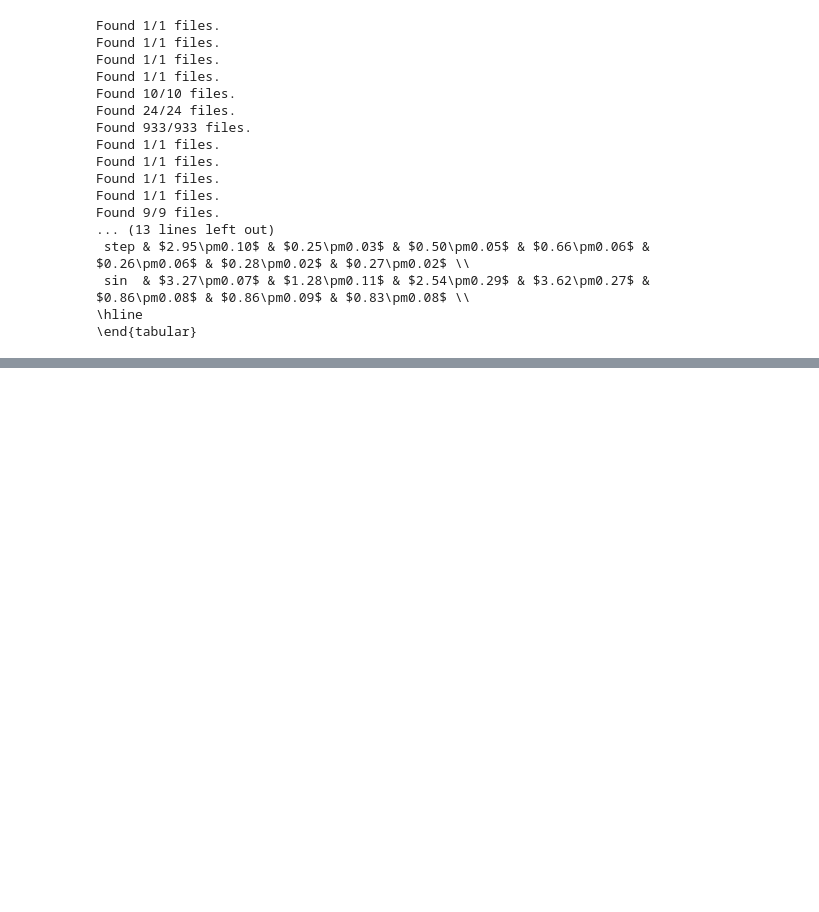
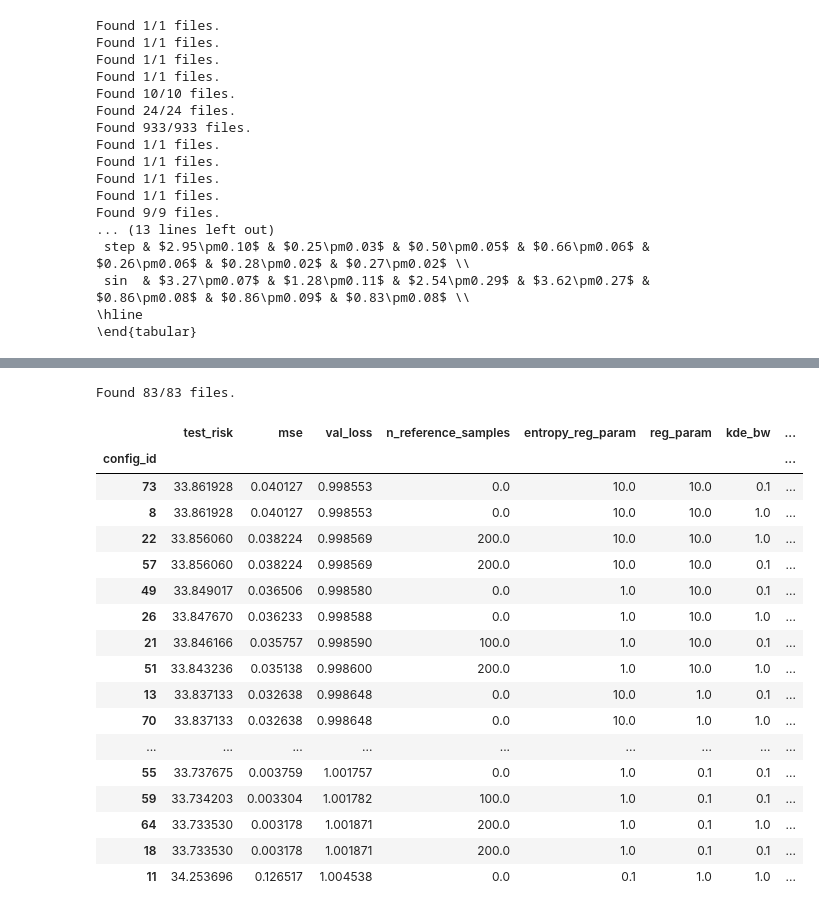
Before and after one commit to HeinerKremer/conditional-moment-restrictions, a Jupyter notebook: experiments/eval_data_pandas.ipynb, the cells around one changed output, grey strips where cells are left out. Drawn from its saved outputs; the diff is of its cells as text; code cells hidden in the pictures; blank space fills up the shorter version.

```diff
--- a/experiments/eval_data_pandas.ipynb
+++ b/experiments/eval_data_pandas.ipynb
@@ -499,0 +665,25 @@ Found 9/9 files.
+# %%
+vmm = load_and_merge_datasets(load_all_in_dir=f'/Users/hkremer/code/kmm/wasserstein-method-of-moments/results/heteroskedastic_one/n_1024/',
+                              method="KMM")
+best_vmm = get_best_hparam_results(vmm, metric="val_loss", hparam_config={'val_loss_func': 'moment_violation',})
+best_vmm
+# %% [output]
+Found 83/83 files.
+|  | test_risk | mse | val_loss | n_reference_samples | entropy_reg_param | reg_param | kde_bw | ... |
+| config_id |  |  |  |  |  |  |  | ... |
+| 73 | 33.861928 | 0.040127 | 0.998553 | 0.0 | 10.0 | 10.0 | 0.1 | ... |
+| 8 | 33.861928 | 0.040127 | 0.998553 | 0.0 | 10.0 | 10.0 | 1.0 | ... |
+| 22 | 33.856060 | 0.038224 | 0.998569 | 200.0 | 10.0 | 10.0 | 1.0 | ... |
+| 57 | 33.856060 | 0.038224 | 0.998569 | 200.0 | 10.0 | 10.0 | 0.1 | ... |
+| 49 | 33.849017 | 0.036506 | 0.998580 | 0.0 | 1.0 | 10.0 | 0.1 | ... |
+| 26 | 33.847670 | 0.036233 | 0.998588 | 0.0 | 1.0 | 10.0 | 1.0 | ... |
+| 21 | 33.846166 | 0.035757 | 0.998590 | 100.0 | 1.0 | 10.0 | 0.1 | ... |
+| 51 | 33.843236 | 0.035138 | 0.998600 | 200.0 | 1.0 | 10.0 | 1.0 | ... |
+| 13 | 33.837133 | 0.032638 | 0.998648 | 0.0 | 10.0 | 1.0 | 0.1 | ... |
+| 70 | 33.837133 | 0.032638 | 0.998648 | 0.0 | 10.0 | 1.0 | 1.0 | ... |
+| ... | ... | ... | ... | ... | ... | ... | ... | ... |
+| 55 | 33.737675 | 0.003759 | 1.001757 | 0.0 | 1.0 | 0.1 | 0.1 | ... |
+| 59 | 33.734203 | 0.003304 | 1.001782 | 100.0 | 1.0 | 0.1 | 0.1 | ... |
+| 64 | 33.733530 | 0.003178 | 1.001871 | 200.0 | 1.0 | 0.1 | 1.0 | ... |
+| 18 | 33.733530 | 0.003178 | 1.001871 | 200.0 | 1.0 | 0.1 | 0.1 | ... |
+| 11 | 34.253696 | 0.126517 | 1.004538 | 0.0 | 0.1 | 1.0 | 1.0 | ... |
```
Also changed, not shown: parts of 10 cells of this notebook, 5 other files.
